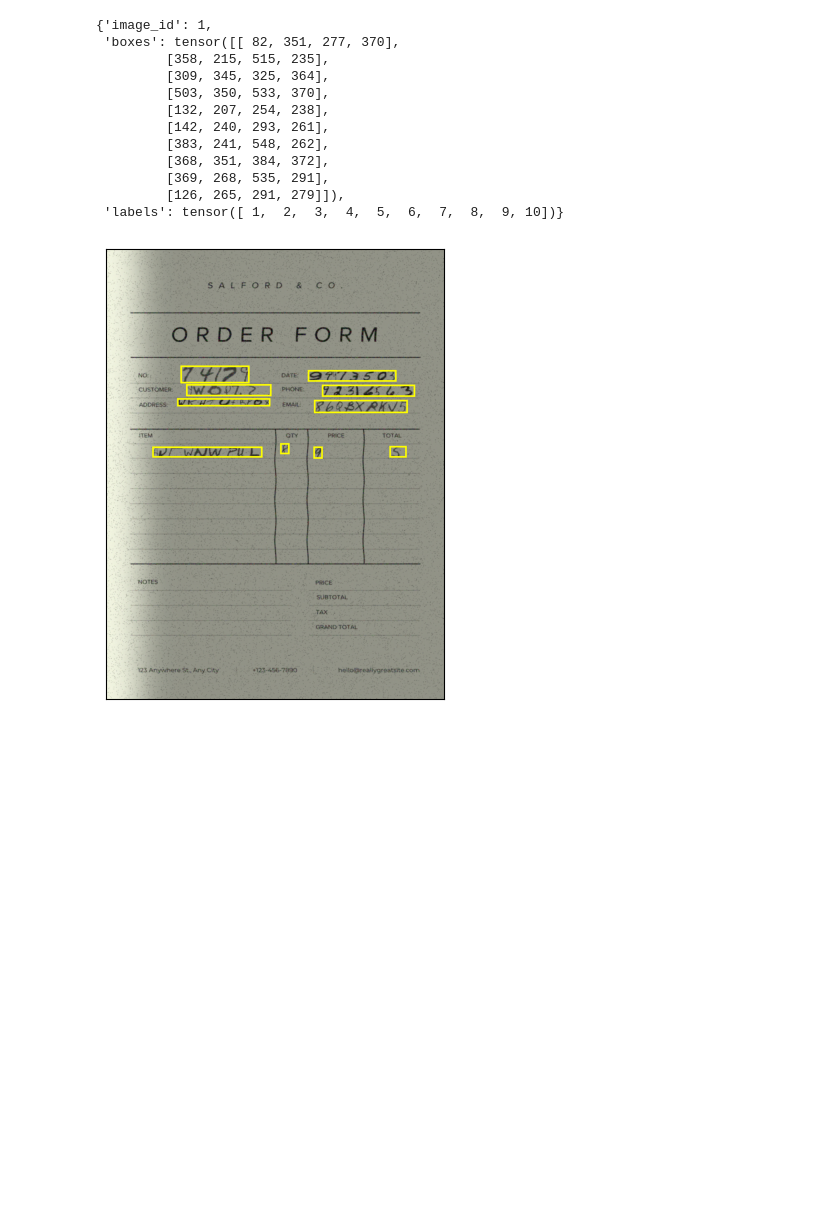
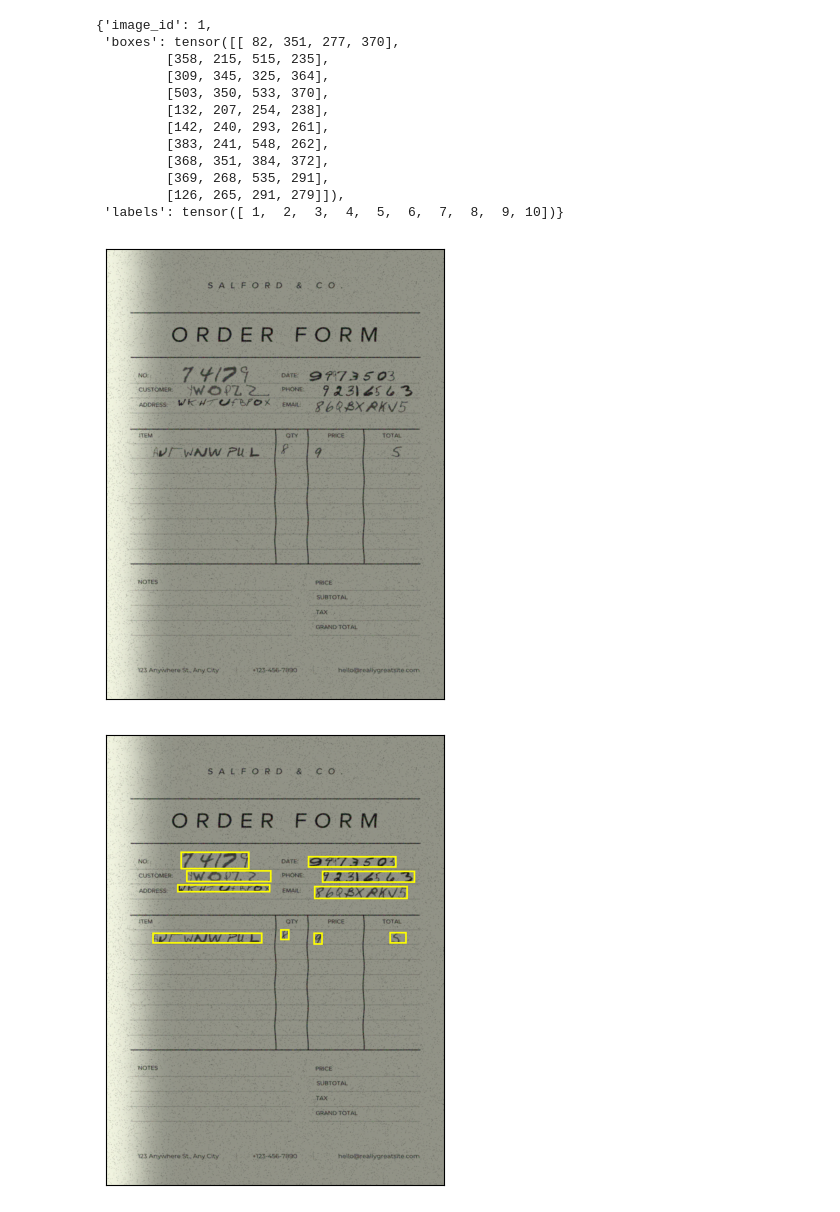
Before and after one commit to angelo-volpe/document-generator-text-extractor, a Jupyter notebook: notebooks/TextDetectorModel.ipynb, the cells around one changed output. Saved outputs shown, nothing was run; the diff lists cells and outputs as text; code cells hidden in the pictures; blank space fills up the shorter version.

```diff
--- a/notebooks/TextDetectorModel.ipynb
+++ b/notebooks/TextDetectorModel.ipynb
@@ -75,6 +77,10 @@ train_dataset[1][1]
          [369, 268, 535, 291],
          [126, 265, 291, 279]]),
  'labels': tensor([ 1,  2,  3,  4,  5,  6,  7,  8,  9, 10])}
+# %%
+plot([train_dataset[1][0]])
+# %% [output]
+[figure, added]
 # %%
 plot([(train_dataset[1][0], train_dataset[1][1])])
 # %% [output]
```
Also changed, not shown: parts of 17 cells of this notebook, 12 other files.
